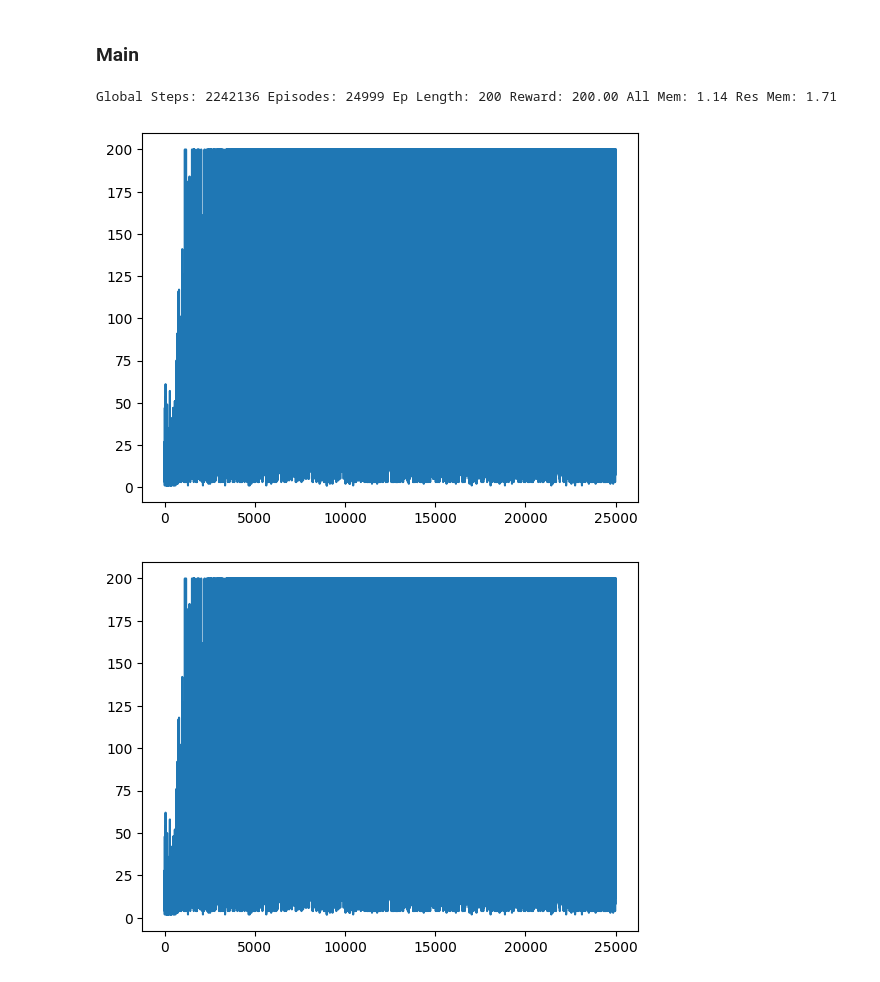
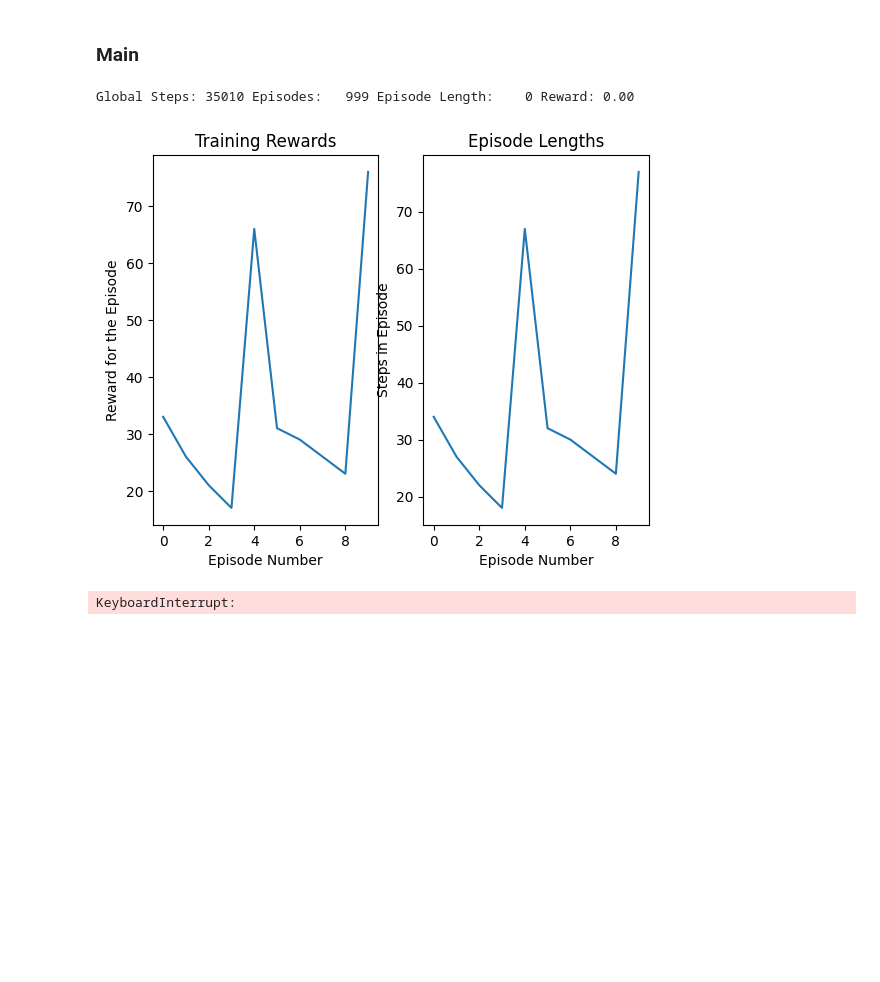
Before and after one commit to curtiscjohnson/self-driving-cars, a Jupyter notebook: DeepRL.ipynb, the cells around one changed output. Drawn from its saved outputs; the diff is of its cells as text; code cells hidden in the pictures; blank space fills up the shorter version.

Commit message:
Add some validation code and stats stuff

```diff
--- a/DeepRL.ipynb
+++ b/DeepRL.ipynb
@@ -84,7 +82,7 @@ Loss is calculated and used to update the Q-Network. The target network $\hat{Q}
 # %%
 # Q-Value Network
 class QNetwork(nn.Module):
-  def __init__(self, action_size=7, in_channels=3, cnn_outchannels=1, hidden_size=128):
+  def __init__(self, action_size, in_channels=3, cnn_outchannels=1, hidden_size=128):
     super().__init__()
 
     self.cnn = nn.Sequential(
@@ -105,11 +103,6 @@ class QNetwork(nn.Module):
 
   def forward(self, img_batch):
     """Estimate q-values given image
-      Args:
-          img batch (4d tensor): size (batch_size, height, width, channel)
-
-      Returns:
-          q-values (tensor): estimated q-values, size (batch x action_size)
     """
     cnn_output = self.cnn(img_batch.permute([0, 3, 1, 2]))
-    return self.controller(cnn_output.view(cnn_output.size(0), -1))
+    return self.controller(cnn_output.view(cnn_output.size(0), -1)) # Have to resize the output of the cnn to be accepted  by the linear layer
@@ -284,59 +324,44 @@ def dqn_main(episodes, target_update, save_frequency, START_TRAINING, MAX_EPISOD
 # %%
 # Hyper parameters
 # Counted by episode number
 # episodes = 1000000
 # target_update = 2000
 # save_frequency = 1000
 
 # BATCH_SIZE = 32
 # SAVE_REWARD_THRESHOLD = 50
 
 # # Counted by environment time steps
 # START_TRAINING = BATCH_SIZE*3
 # MAX_EPISODE_LENGTH = 10000
 # LEARN_FREQUENCY = 3
 
 # CAR_SPEED = 1.4
 
 # lr = 1e-4
 # gamma = 0.99
 # epsilon = 1.0
 # epsilon_decay = .9999
-REPLAY_SIZE = 50000
+########################################################################
+ts = TrainingStats(SAVE_FREQUENCY=1000)
+episodes = 1000
+# action_space = [-30,-20,-10,0,10,20,30]
+# action_space = [-30,-15,0,15,30]
+# action_space = [-30,0,30]
+action_space = [-30, 30]
+lr = 0.00025
+EPSILON_DECAY = .9999
 
-########################################################################
-episodes = 100
-target_update = 2000
-save_frequency = 10
-
-BATCH_SIZE = 32
-SAVE_REWARD_THRESHOLD = 10
-
-# Counted by environment time steps
-START_TRAINING = BATCH_SIZE*3
+START_TRAINING = 200
 MAX_EPISODE_LENGTH = 10000
 LEARN_FREQUENCY = 3
-
-CAR_SPEED = 1.4
-
-lr = 0.00025
-gamma = 0.99
-epsilon = 1.0
-epsilon_decay = .995
-############################################################
-action_space = [-30,-20,-10,0,10,20,30]
-# action_space = [-30,-15,0,15,30]
-# action_space = [-30,0,30]
-# action_space = [-30,30]
-
-trained_model, results_dqn, episode_lengths = dqn_main(episodes, target_update, save_frequency, START_TRAINING, MAX_EPISODE_LENGTH, LEARN_FREQUENCY, BATCH_SIZE, SAVE_REWARD_THRESHOLD, CAR_SPEED, lr, gamma, epsilon, epsilon_decay, action_space, REPLAY_SIZE)
-
-plt.figure()
-plt.plot(results_dqn)
-plt.figure()
-plt.plot(episode_lengths)
-plt.show()
+TARGET_UPDATE = 2000
+BATCH_SIZE = 32
+SAVE_PATH = './rl_models/trying_7actions_'
+#############################################################################
+trained_model, ts = dqn_main(ts, episodes, action_space, lr, EPSILON_DECAY, START_TRAINING, MAX_EPISODE_LENGTH, LEARN_FREQUENCY, TARGET_UPDATE, BATCH_SIZE, SAVE_PATH)
+ts.see_results()
+##############################################################################
 # %% [output]
-Global Steps: 2242136 Episodes: 24999 Ep Length: 200 Reward: 200.00 All Mem: 1.14 Res Mem: 1.71
+Global Steps: 35010 Episodes:   999 Episode Length:    0 Reward: 0.00
-[figure, old version]
+[figure, new version]
-[figure, removed]
@@ -373,0 +368,5 @@ torch.save(trained_model, f'./rl_models/working_model.pt')
+# %%
+model = load_model(2, './rl_models/working_2actmodel.pt')
+validate_model(model, [-30, 30], 20, pause_time=0.0)
+# %% [output]
+KeyboardInterrupt:
```
Also changed, not shown: parts of 10 cells of this notebook, 1 other file.
